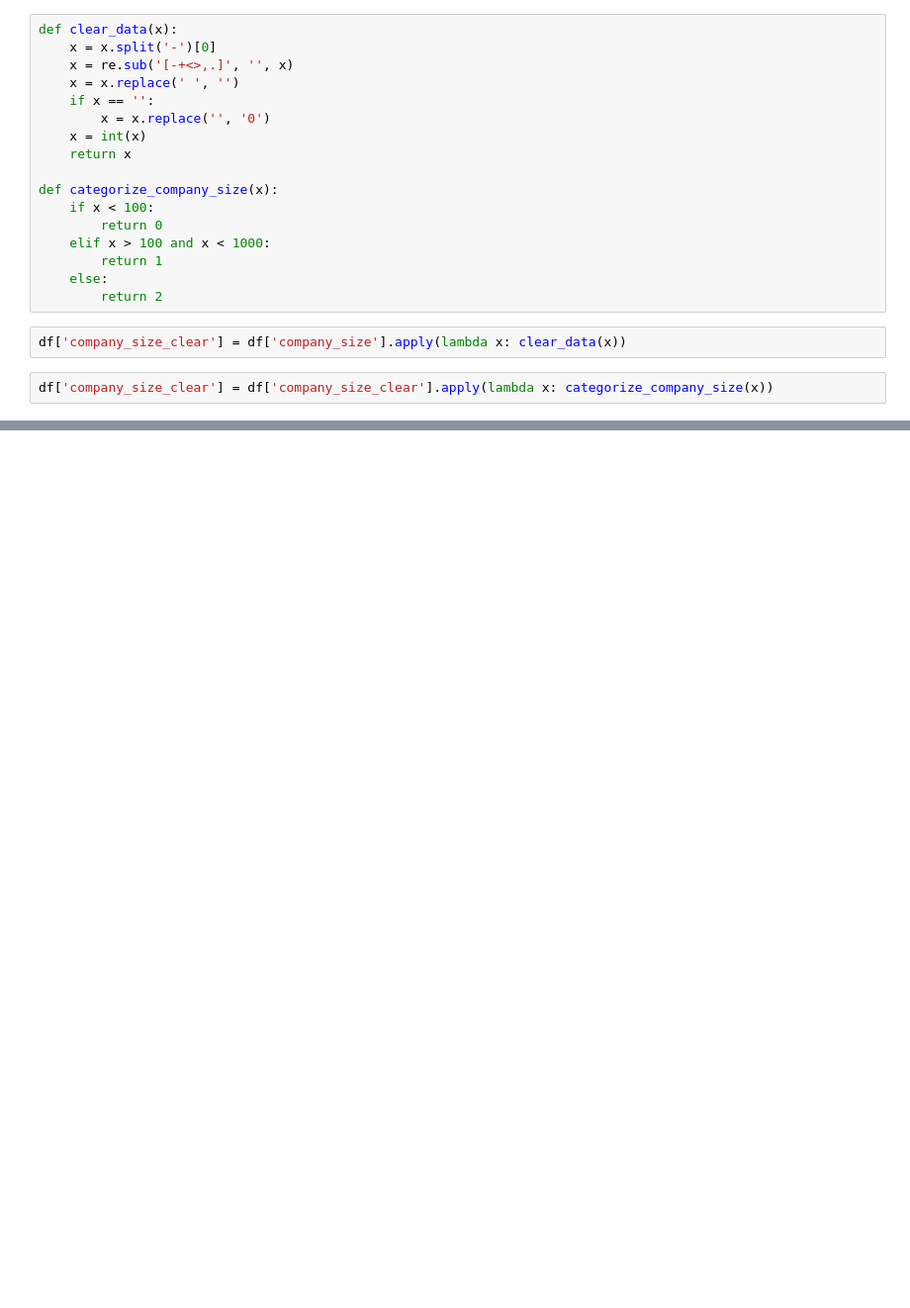
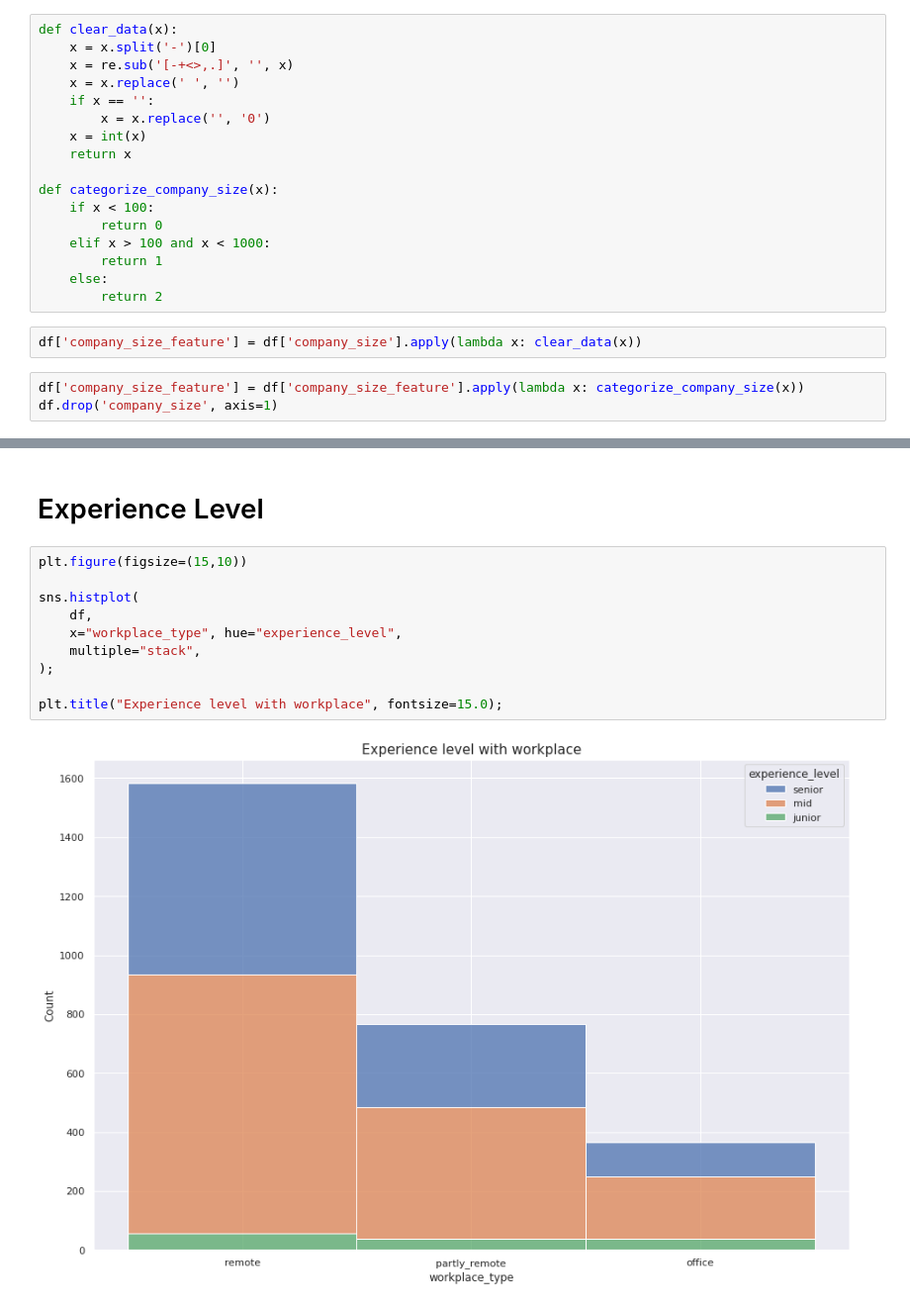
Before and after one commit to MalarzDawid/Job-Salary-Prediction, a Jupyter notebook: projects/justjoin-jobs/notebooks/EDA.ipynb, the cells around one changed output, grey strips where cells are left out. Shown at 99% size. Cells and saved outputs as stored; diff of their text form; blank space fills up the shorter version.

```diff
--- a/projects/justjoin-jobs/notebooks/EDA.ipynb
+++ b/projects/justjoin-jobs/notebooks/EDA.ipynb
@@ -134,6 +141,7 @@ def categorize_company_size(x):
     else:
         return 2
 # %%
-df['company_size_clear'] = df['company_size'].apply(lambda x: clear_data(x))
+df['company_size_feature'] = df['company_size'].apply(lambda x: clear_data(x))
 # %%
-df['company_size_clear'] = df['company_size_clear'].apply(lambda x: categorize_company_size(x))
+df['company_size_feature'] = df['company_size_feature'].apply(lambda x: categorize_company_size(x))
+df.drop('company_size', axis=1)
@@ -139,0 +162,14 @@ df['company_size_clear'] = df['company_size_clear'].apply(lambda x: categorize_c
+# %% [markdown]
+# Experience Level
+# %%
+plt.figure(figsize=(15,10))
+
+sns.histplot(
+    df,
+    x="workplace_type", hue="experience_level",
+    multiple="stack",
+);
+
+plt.title("Experience level with workplace", fontsize=15.0);
+# %% [output]
+[figure, added]
```
Also changed, not shown: parts of 30 cells of this notebook, 1 other file.
